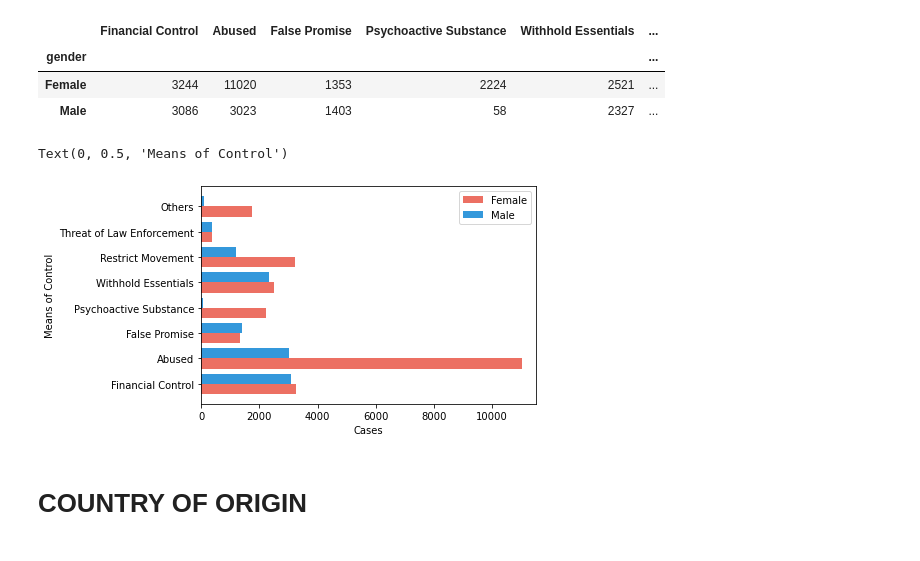
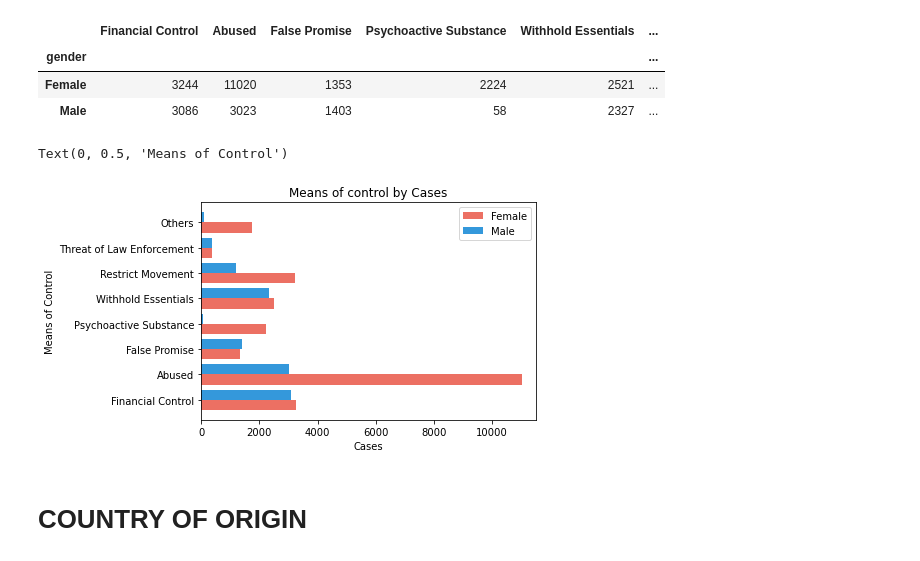
Before and after one commit to saronraut/Human-Trafficking-Awareness, a Jupyter notebook: saron_working_file/Saron-trafficking.ipynb, the cells around one changed output. Cells and saved outputs as stored; diff of their text form; code cells hidden in the pictures.

```diff
--- a/saron_working_file/Saron-trafficking.ipynb
+++ b/saron_working_file/Saron-trafficking.ipynb
@@ -590,23 +592,24 @@ moc_gender_sum_df2
 # %%
 labels = list(moc_gender_sum_df2.columns)
 y_female = list(np.array(moc_gender_sum_df2)[0])
 y_male = list(np.array(moc_gender_sum_df2)[1])
 
 w = 0.4
 # len_label =list(range(len(moc_gender_sum_df2.columns)))
 bar1 = np.arange(len(labels))
 
 
 plt.barh(bar1, y_female, w, label = "Female", color = "#EC7063")
 plt.barh(bar1+w, y_male, w, label = "Male", color = "#3498DB")
 plt.yticks(bar1 + w/2,labels)
+plt.title("Means of control by Cases")
 plt.legend()
 plt.xlabel("Cases")
 plt.xlim(0,11500)
 plt.ylabel("Means of Control")
 # %% [output]
 Text(0, 0.5, 'Means of Control')
-[figure, old version]
+[figure, new version]
 # %%
 # labels = list(moc_gender_sum_df2.columns)
 # y_female = list(np.array(moc_gender_sum_df2)[0])
```
Also changed, not shown: parts of 1 cell of this notebook.
